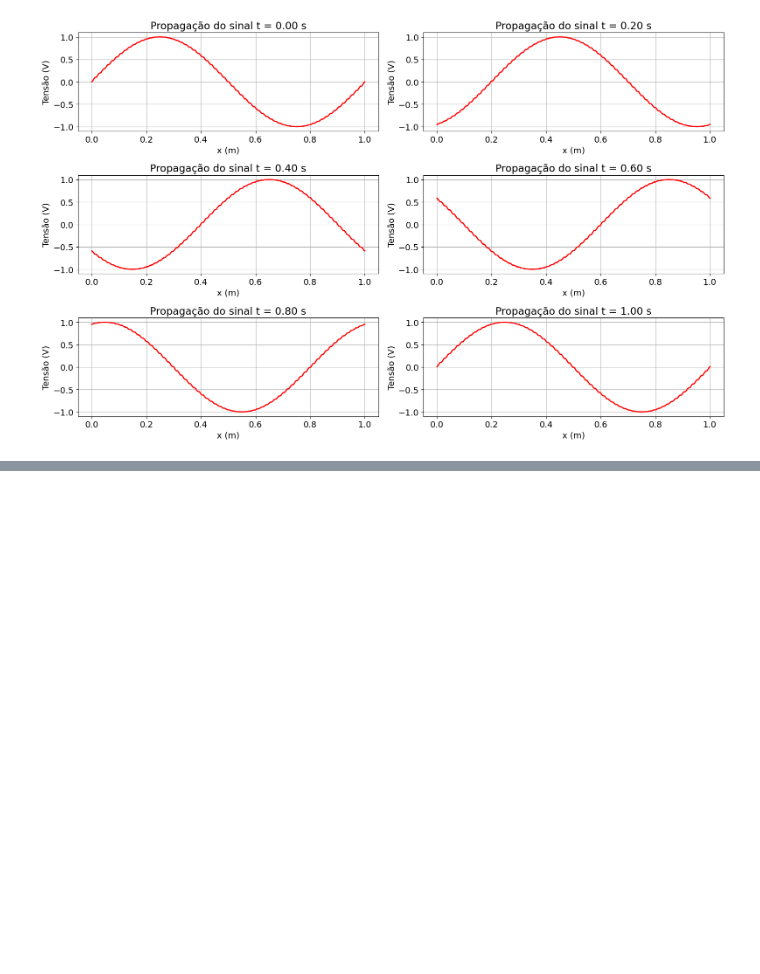
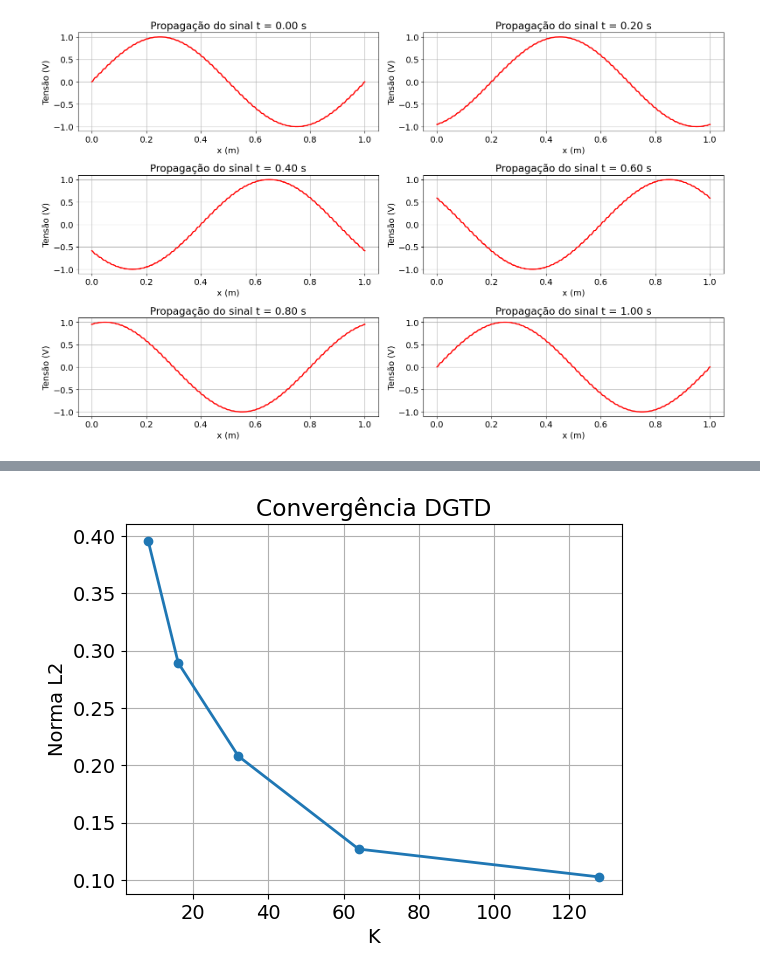
Before and after one commit to RaphaelLeivas/eletrocomp-2026-1, a Jupyter notebook: notebooks/lista6/p1-ex6.ipynb, the cells around one changed output, grey strips where cells are left out. Drawn from its saved outputs; the diff is of its cells as text; code cells hidden in the pictures; blank space fills up the shorter version.

```diff
--- a/notebooks/lista6/p1-ex6.ipynb
+++ b/notebooks/lista6/p1-ex6.ipynb
@@ -193,0 +241,14 @@ plt.show()
+# %%
+x_teste = [8, 16, 32, 64, 128]
+y_teste = [0.3957, 0.2893, 0.2080, 0.1270, 0.1027]
+
+plt.plot(x_teste, y_teste, 'o-', linewidth=2, markersize=6)
+
+plt.xlabel("K")
+plt.ylabel("Norma L2")
+plt.title("Convergência DGTD")
+plt.grid(True)
+
+plt.show()
+# %% [output]
+[figure, added]
```
Also changed, not shown: parts of 6 cells of this notebook, 6 other files.
